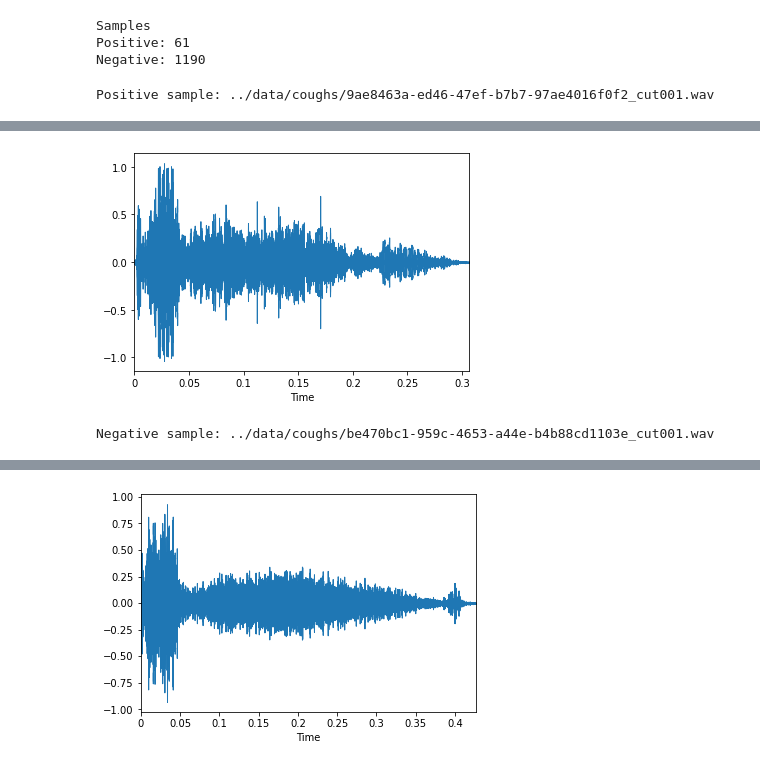
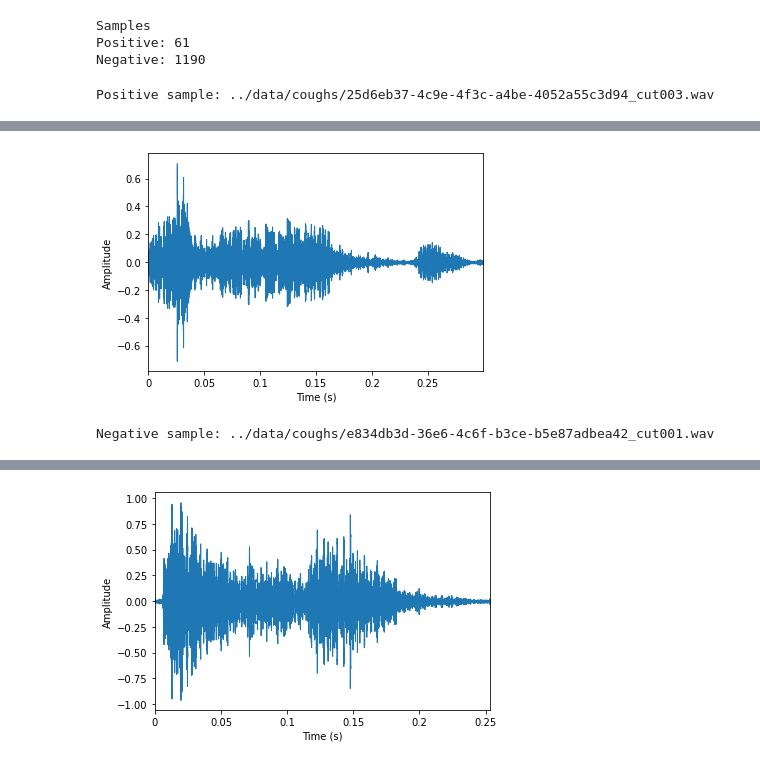
Before and after one commit to ale316/covid-19-classifier, a Jupyter notebook: notebooks/visualizations.ipynb, the cells around one changed output, grey strips where cells are left out. Drawn from its saved outputs; the diff is of its cells as text; code cells hidden in the pictures.

```diff
--- a/notebooks/visualizations.ipynb
+++ b/notebooks/visualizations.ipynb
@@ -76,17 +80,23 @@ Samples
 Positive: 61
 Negative: 1190
 # %%
-pos = df[df.positive==True].iloc[0]
-neg = df[df.positive==False].iloc[0]
+def plot_wave(x, sr):
+    librosa.display.waveplot(x, sr=sr)
+    plt.xlabel("Time (s)")
+    plt.ylabel("Amplitude")
+    plt.show()
+
+pos = df[df.positive==True].iloc[11]
+neg = df[df.positive==False].iloc[11]
 
 print(f"Positive sample: {pos.filename}")
+display(Audio(pos.filename))
 yp, srp = librosa.load(f"{pos.filename}")
-librosa.display.waveplot(yp, sr=srp)
-plt.show()
+plot_wave(yp, srp)
 
 print(f"Negative sample: {neg.filename}")
+display(Audio(neg.filename))
 yn, srn = librosa.load(f"{neg.filename}")
-librosa.display.waveplot(yn, sr=srn)
-plt.show()
+plot_wave(yn, srn)
 # %% [output]
-Positive sample: ../data/coughs/9ae8463a-ed46-47ef-b7b7-97ae4016f0f2_cut001.wav
+Positive sample: ../data/coughs/25d6eb37-4c9e-4f3c-a4be-4052a55c3d94_cut003.wav
@@ -93,2 +104,2 @@ Positive sample: ../data/coughs/9ae8463a-ed46-47ef-b7b7-97ae4016f0f2_cut001.wav
-[figure, old version]
+[figure, new version]
-Negative sample: ../data/coughs/be470bc1-959c-4653-a44e-b4b88cd1103e_cut001.wav
+Negative sample: ../data/coughs/e834db3d-36e6-4c6f-b3ce-b5e87adbea42_cut001.wav
@@ -95,4 +107,4 @@ Negative sample: ../data/coughs/be470bc1-959c-4653-a44e-b4b88cd1103e_cut001.wav
-[figure, old version]
+[figure, new version]
 # %%
 def plot_spec(x):
     x_stft = librosa.stft(x)
```
Also changed, not shown: parts of 4 cells of this notebook.
